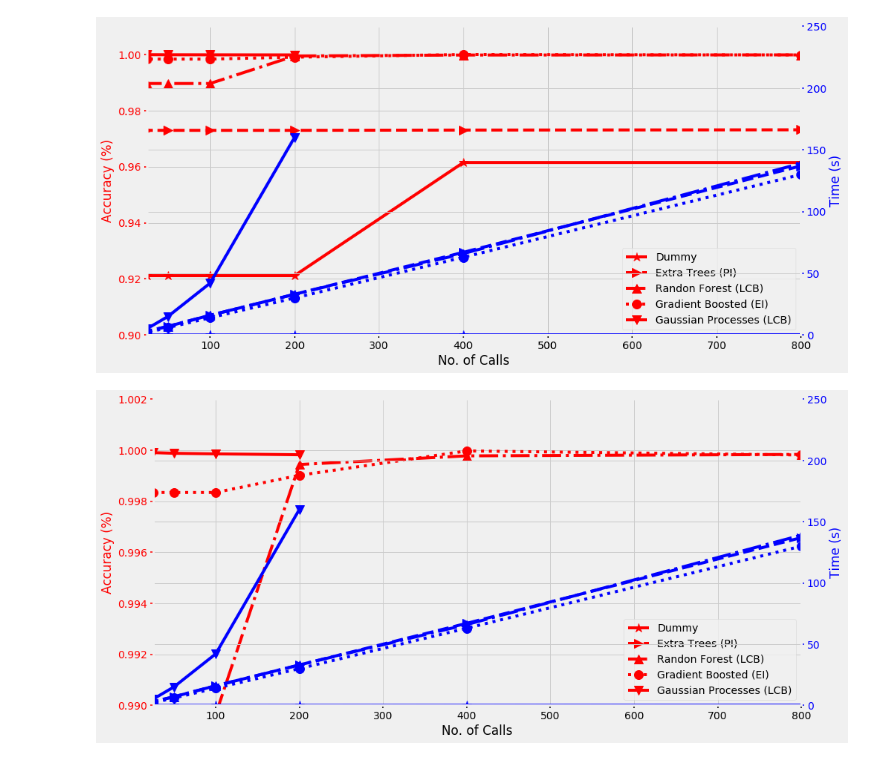
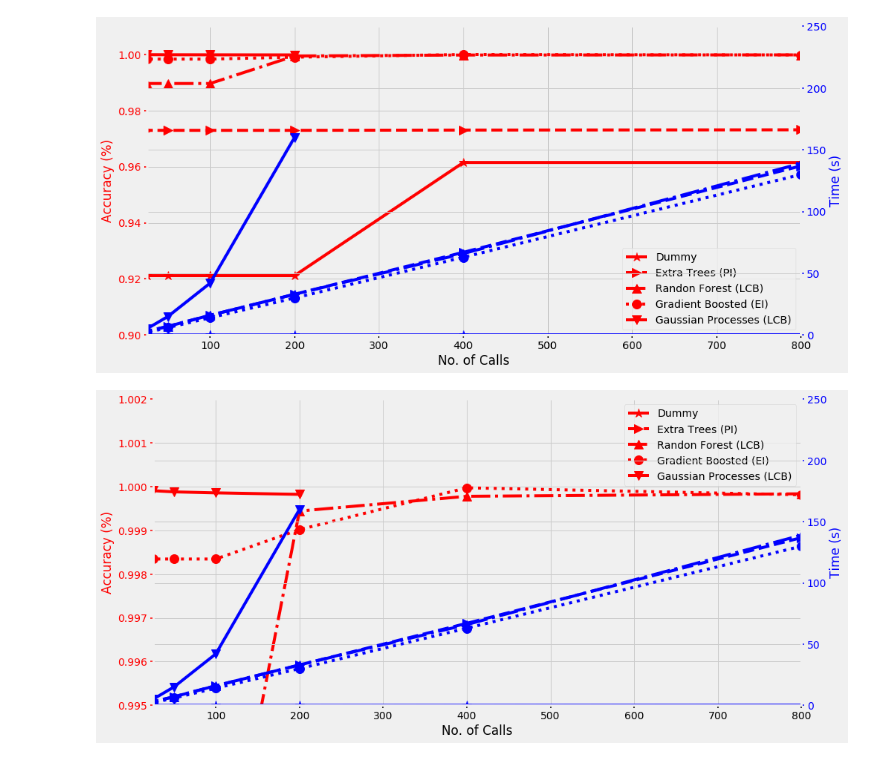
Before and after one commit to johngreibelarsen/compare-hyperparam-opt, a Jupyter notebook: scopt.ipynb, the cells around one changed output. Drawn from its saved outputs; the diff is of its cells as text; code cells hidden in the pictures.

Commit message:
Final analysis completedSmall fix to summary plot

```diff
--- a/scopt.ipynb
+++ b/scopt.ipynb
@@ -751,7 +751,8 @@ def plot_result_lists(x_lists, y_lists, y1_lists, accuracy_min=0.9, accuracy_max
         y_list = y_lists[i]
         y1_list = y1_lists[i]
 
-        p1, = host.plot(x_list, y_list, color='red', linestyle=linestyles[i], marker=markers[i], markersize=12, label="Accuracy")
+        p1, = host.plot(x_list, y_list, color='red', linestyle=linestyles[i], marker=markers[i], markersize=12,
+                        label="Accuracy")
         p2, = par1.plot(x_list, y1_list,  color='blue', linestyle=linestyles[i], marker=markers[i], markersize=12, label="Time")
 
     host.set_xlim(25, max_x)
@@ -778,6 +779,6 @@ plot_result_lists(x_lists, y_lists, y1_lists)
 # %% [output]
 [figure]
 # %%
-plot_result_lists(x_lists, y_lists, y1_lists, 0.99, 1.002)
+plot_result_lists(x_lists, y_lists, y1_lists, 0.995, 1.002)
 # %% [output]
-[figure, old version]
+[figure, new version]
```
